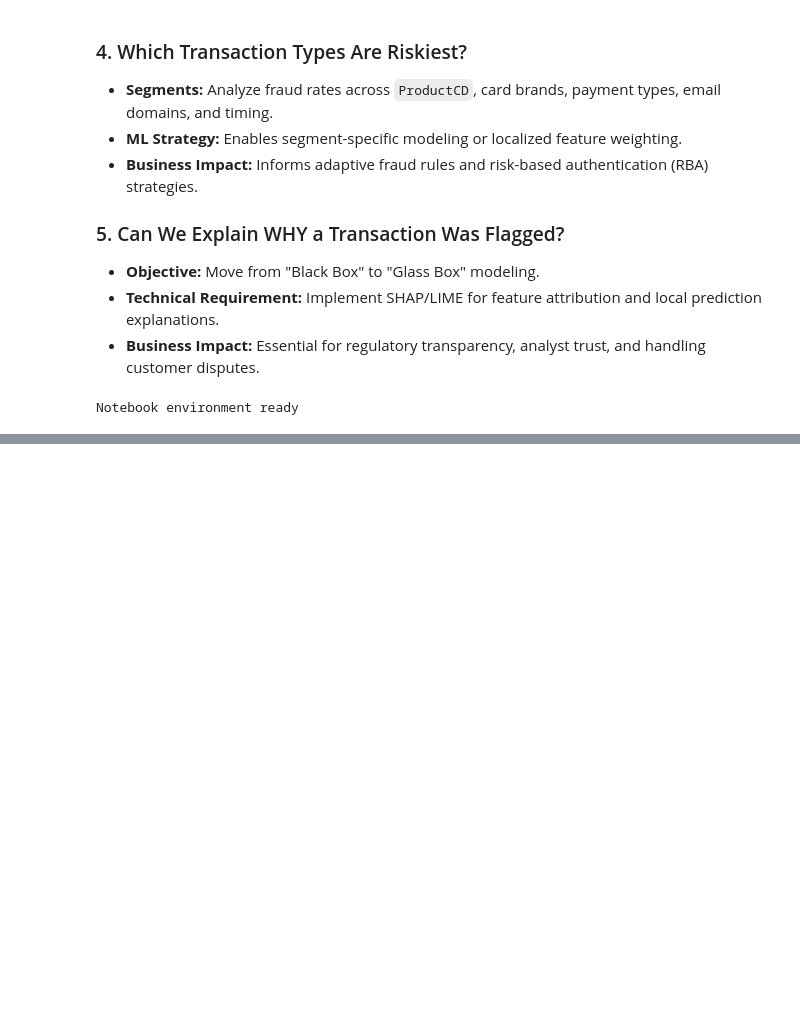
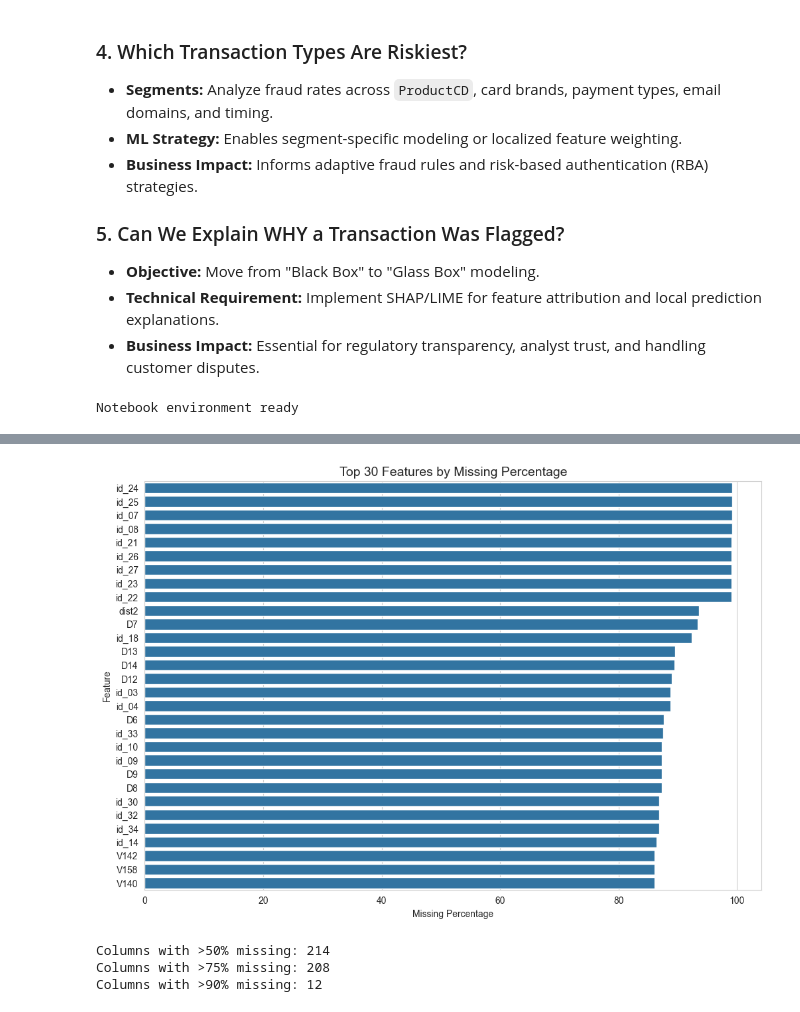
Before and after one commit to PM-1102/fraud-detection, a Jupyter notebook: notebooks/01_eda.ipynb, the cells around one changed output, grey strips where cells are left out. Cells and saved outputs as stored; diff of their text form; code cells hidden in the pictures; blank space fills up the shorter version.

```diff
--- a/notebooks/01_eda.ipynb
+++ b/notebooks/01_eda.ipynb
@@ -64,0 +84,10 @@ Notebook environment ready
+# %%
+from config import (
+    RAW_DATA_PATH,
+    TRAIN_TRANSACTION_FILE,
+    TRAIN_IDENTITY_FILE
+)
+
+sns.set_style("whitegrid")
+
+print("Data loaded successfully")
@@ -64,0 +358,10 @@ Notebook environment ready
+# %%
+# MISSING VALUE PERCENTAGE
+
+missing_percent = (
+    df.isnull()
+    .mean()
+    * 100
+).sort_values(ascending=False)
+
+missing_percent.head(20)
@@ -64,0 +386,37 @@ Notebook environment ready
+# %%
+# TOP 30 MISSING COLUMNS
+
+top_missing = missing_percent.head(30)
+
+plt.figure(figsize=(12, 8))
+
+sns.barplot(
+    x=top_missing.values,
+    y=top_missing.index
+)
+
+plt.title(
+    'Top 30 Features by Missing Percentage',
+    fontsize=14
+)
+
+plt.xlabel('Missing Percentage')
+plt.ylabel('Feature')
+
+plt.show()
+# %% [output]
+[figure, added]
+# %%
+# HIGH MISSING VALUE COUNTS
+
+missing_50 = (missing_percent > 50).sum()
+missing_75 = (missing_percent > 75).sum()
+missing_90 = (missing_percent > 90).sum()
+
+print(f"Columns with >50% missing: {missing_50}")
+print(f"Columns with >75% missing: {missing_75}")
+print(f"Columns with >90% missing: {missing_90}")
+# %% [output]
+Columns with >50% missing: 214
+Columns with >75% missing: 208
+Columns with >90% missing: 12
```
Also changed, not shown: parts of 120 cells of this notebook.
